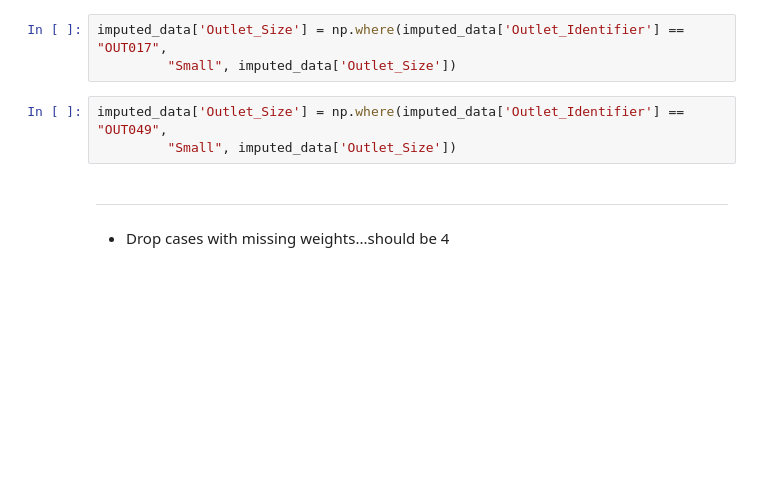
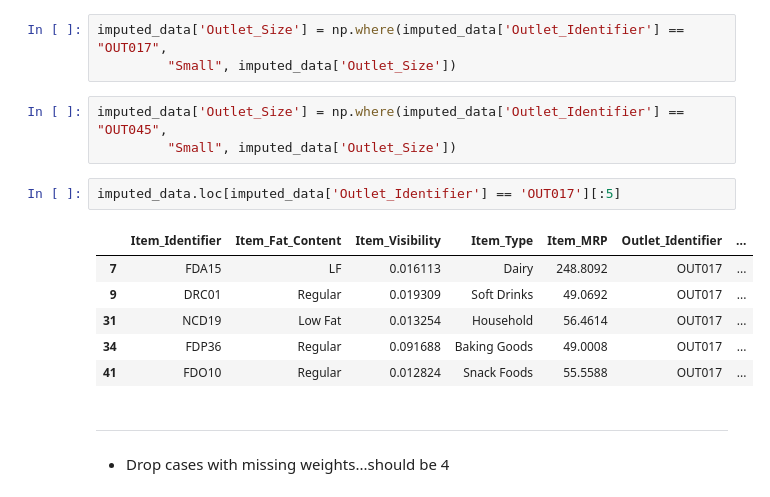
Before and after one commit to rahgoki/Big_Mart, a Jupyter notebook: Big_Mart_Pred_With_Outlet_Size.ipynb, the cells around one changed output. Cells and saved outputs as stored; diff of their text form; blank space fills up the shorter version.

```diff
--- a/Big_Mart_Pred_With_Outlet_Size.ipynb
+++ b/Big_Mart_Pred_With_Outlet_Size.ipynb
@@ -162,8 +141,17 @@ imputed_data['Outlet_Size'] = np.where(imputed_data['Outlet_Identifier'] == "OUT
 imputed_data['Outlet_Size'] = np.where(imputed_data['Outlet_Identifier'] == "OUT017",
          "Small", imputed_data['Outlet_Size'])
 # %%
-imputed_data['Outlet_Size'] = np.where(imputed_data['Outlet_Identifier'] == "OUT049",
+imputed_data['Outlet_Size'] = np.where(imputed_data['Outlet_Identifier'] == "OUT045",
          "Small", imputed_data['Outlet_Size'])
+# %%
+imputed_data.loc[imputed_data['Outlet_Identifier'] == 'OUT017'][:5]
+# %% [output]
+|  | Item_Identifier | Item_Fat_Content | Item_Visibility | Item_Type | Item_MRP | Outlet_Identifier | ... |
+| 7 | FDA15 | LF | 0.016113 | Dairy | 248.8092 | OUT017 | ... |
+| 9 | DRC01 | Regular | 0.019309 | Soft Drinks | 49.0692 | OUT017 | ... |
+| 31 | NCD19 | Low Fat | 0.013254 | Household | 56.4614 | OUT017 | ... |
+| 34 | FDP36 | Regular | 0.091688 | Baking Goods | 49.0008 | OUT017 | ... |
+| 41 | FDO10 | Regular | 0.012824 | Snack Foods | 55.5588 | OUT017 | ... |
 # %% [markdown]
 ---
 * Drop cases with missing weights...should be 4
```
Also changed, not shown: parts of 15 cells of this notebook.
